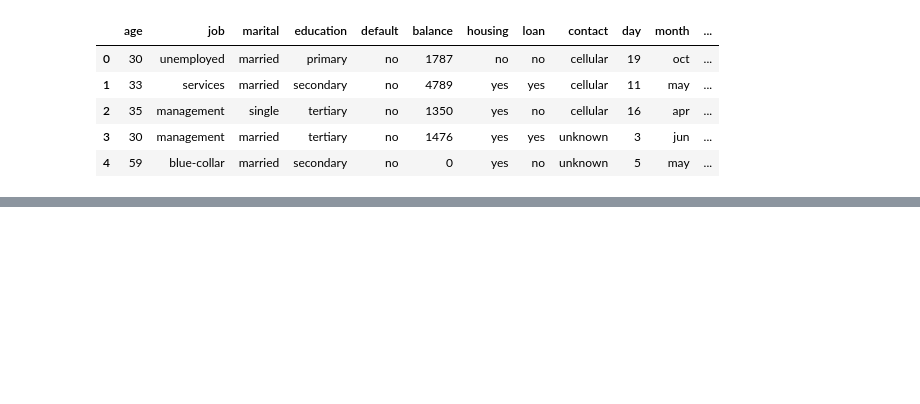
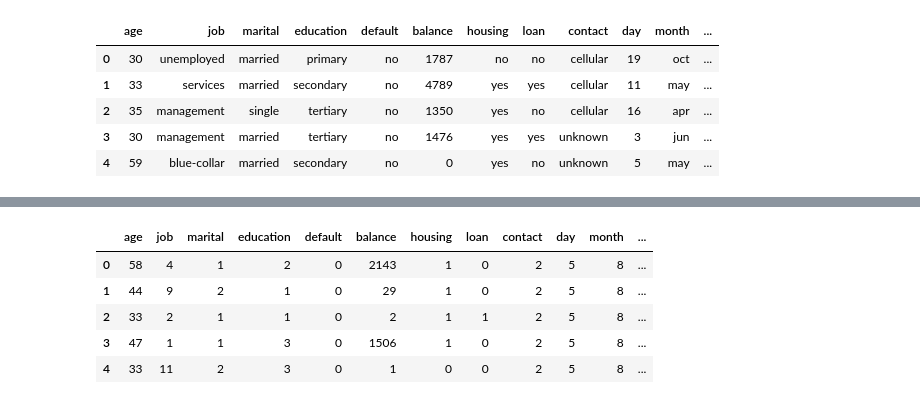
Before and after one commit to BotanicalAmy/Comparing-Classifiers, a Jupyter notebook: Comparing_Classifiers.ipynb, the cells around one changed output, grey strips where cells are left out. Cells and saved outputs as stored; diff of their text form; code cells hidden in the pictures; blank space fills up the shorter version.

```diff
--- a/Comparing_Classifiers.ipynb
+++ b/Comparing_Classifiers.ipynb
@@ -56,0 +190,12 @@ bank_data_sample.head()
+# %%
+#replacing the poutcome values with boolean values, 1= success, 0= non a success
+bank_clean['poutcome'] = bank_clean['poutcome'].replace([0, 1, 2], 0)
+bank_clean['poutcome'] = bank_clean['poutcome'].replace(3, 1)
+bank_clean.head()
+# %% [output]
+|  | age | job | marital | education | default | balance | housing | loan | contact | day | month | ... |
+| 0 | 58 | 4 | 1 | 2 | 0 | 2143 | 1 | 0 | 2 | 5 | 8 | ... |
+| 1 | 44 | 9 | 2 | 1 | 0 | 29 | 1 | 0 | 2 | 5 | 8 | ... |
+| 2 | 33 | 2 | 1 | 1 | 0 | 2 | 1 | 1 | 2 | 5 | 8 | ... |
+| 3 | 47 | 1 | 1 | 3 | 0 | 1506 | 1 | 0 | 2 | 5 | 8 | ... |
+| 4 | 33 | 11 | 2 | 3 | 0 | 1 | 0 | 0 | 2 | 5 | 8 | ... |
```
Also changed, not shown: parts of 11 cells of this notebook, 3 other files.
